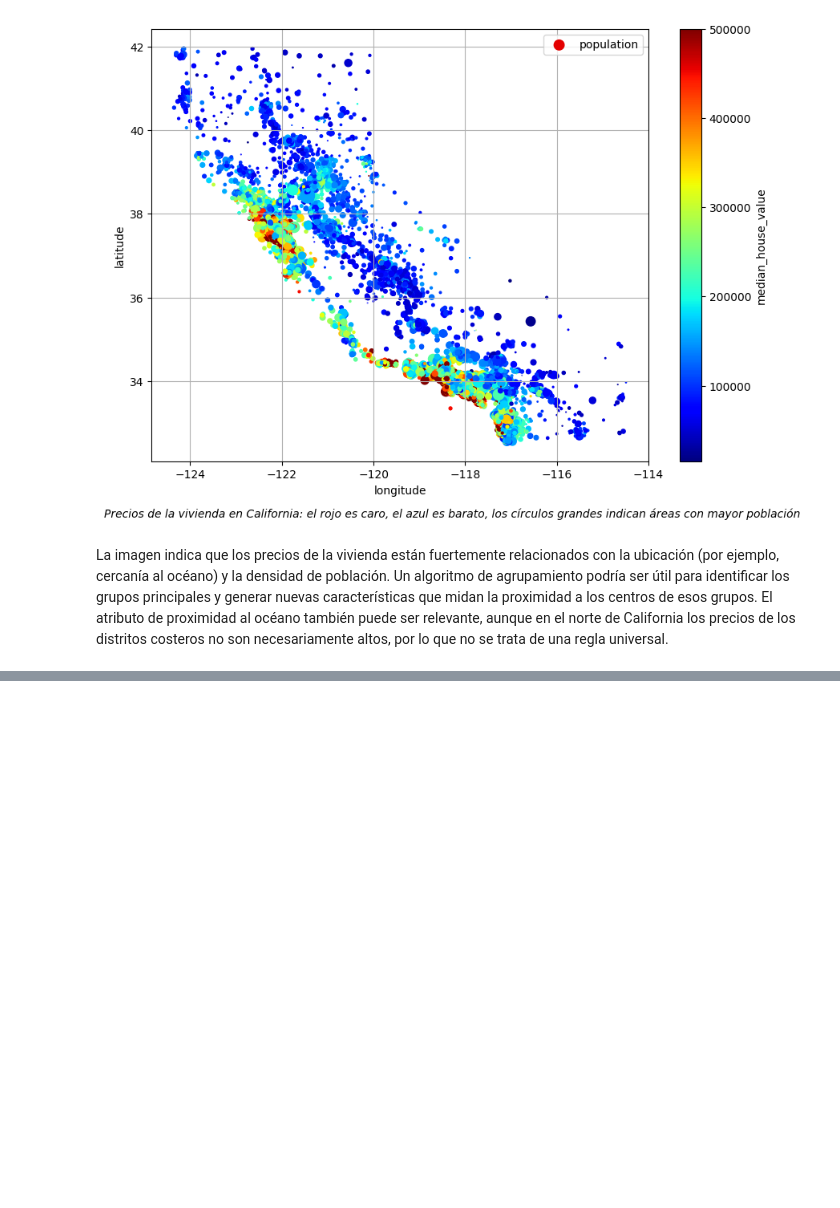
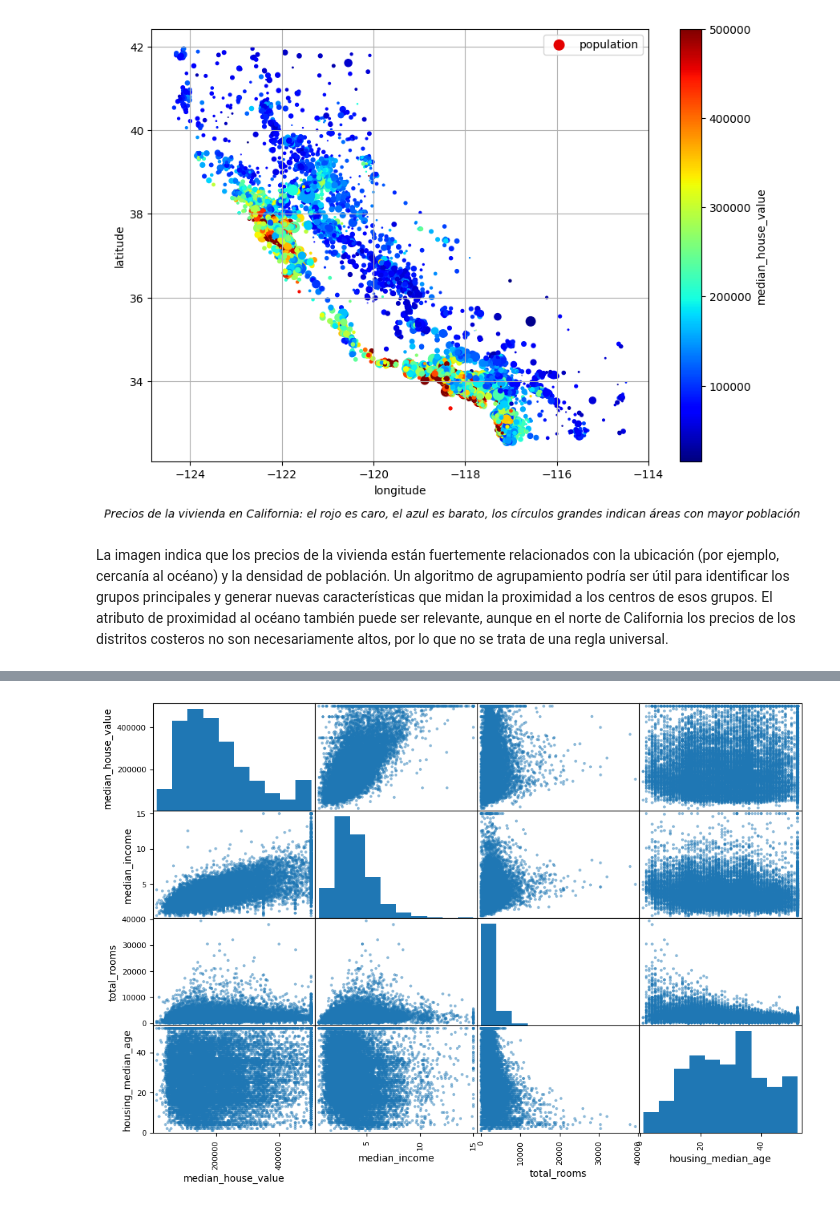
Before and after one commit to halxhernandez/Proyectos-De-Aprendizaje-Automatico, a Jupyter notebook: Modelo_De_Precios_De_Vivienda_En_California.ipynb, the cells around one changed output, grey strips where cells are left out. Cells and saved outputs as stored; diff of their text form; code cells hidden in the pictures; blank space fills up the shorter version.

```diff
--- a/Modelo_De_Precios_De_Vivienda_En_California.ipynb
+++ b/Modelo_De_Precios_De_Vivienda_En_California.ipynb
@@ -456,0 +484,13 @@ La imagen indica que los precios de la vivienda están fuertemente relacionados
+# %%
+from pandas.plotting import scatter_matrix
+import matplotlib.pyplot as plt
+
+attributes = [
+    'median_house_value', 'median_income',
+    'total_rooms', 'housing_median_age'
+]
+
+scatter_matrix(housing[attributes], figsize=(12, 8))
+plt.show()
+# %% [output]
+[figure, added]
```
Also changed, not shown: parts of 33 cells of this notebook.
